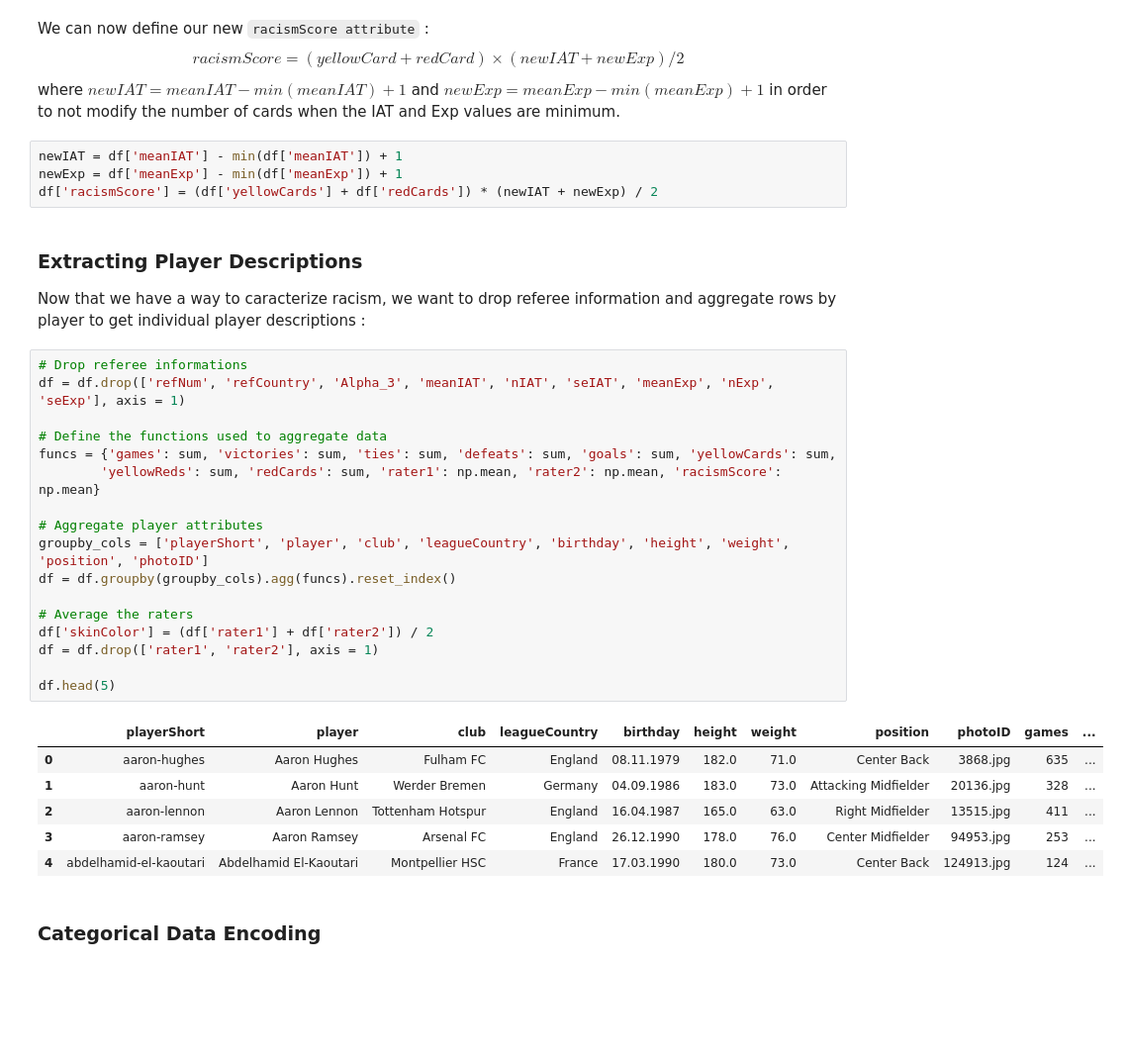
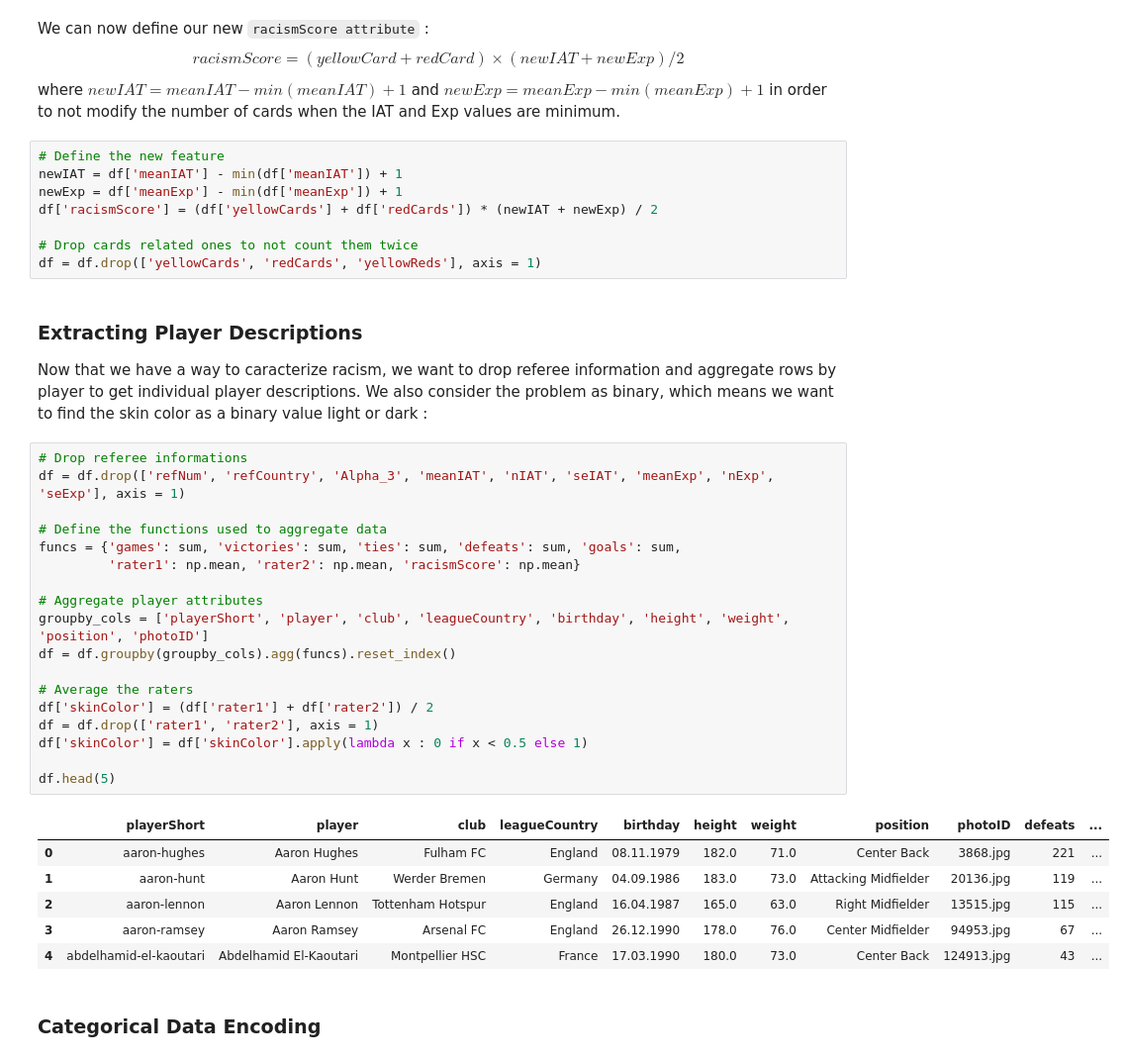
Before and after one commit to loistal/ADA_lab1, a Jupyter notebook: 04 - Applied ML/Football Players ML.ipynb, the cells around one changed output. Shown at 99% size. Saved outputs shown, nothing was run; the diff lists cells and outputs as text; blank space fills up the shorter version.

```diff
--- a/04 - Applied ML/Football Players ML.ipynb
+++ b/04 - Applied ML/Football Players ML.ipynb
@@ -205,36 +205,41 @@ We can now define our new `racismScore attribute` :
 $$racismScore = (yellowCard + redCard) \times (newIAT + newExp) / 2 $$
 where $newIAT = meanIAT - min(meanIAT) + 1$ and $newExp = meanExp - min(meanExp) + 1$ in order to not modify the number of cards when the IAT and Exp values are minimum.
 # %%
+# Define the new feature
 newIAT = df['meanIAT'] - min(df['meanIAT']) + 1
 newExp = df['meanExp'] - min(df['meanExp']) + 1
 df['racismScore'] = (df['yellowCards'] + df['redCards']) * (newIAT + newExp) / 2
+
+# Drop cards related ones to not count them twice
+df = df.drop(['yellowCards', 'redCards', 'yellowReds'], axis = 1)
 # %% [markdown]
 ### Extracting Player Descriptions
-Now that we have a way to caracterize racism, we want to drop referee information and aggregate rows by player to get individual player descriptions :
+Now that we have a way to caracterize racism, we want to drop referee information and aggregate rows by player to get individual player descriptions. We also consider the problem as binary, which means we want to find the skin color as a binary value light or dark :
 # %%
 # Drop referee informations
 df = df.drop(['refNum', 'refCountry', 'Alpha_3', 'meanIAT', 'nIAT', 'seIAT', 'meanExp', 'nExp', 'seExp'], axis = 1)
 
 # Define the functions used to aggregate data
-funcs = {'games': sum, 'victories': sum, 'ties': sum, 'defeats': sum, 'goals': sum, 'yellowCards': sum,
-        'yellowReds': sum, 'redCards': sum, 'rater1': np.mean, 'rater2': np.mean, 'racismScore': np.mean}
+funcs = {'games': sum, 'victories': sum, 'ties': sum, 'defeats': sum, 'goals': sum,
+         'rater1': np.mean, 'rater2': np.mean, 'racismScore': np.mean}
 
 # Aggregate player attributes
 groupby_cols = ['playerShort', 'player', 'club', 'leagueCountry', 'birthday', 'height', 'weight', 'position', 'photoID']
 df = df.groupby(groupby_cols).agg(funcs).reset_index()
 
 # Average the raters
 df['skinColor'] = (df['rater1'] + df['rater2']) / 2
 df = df.drop(['rater1', 'rater2'], axis = 1)
+df['skinColor'] = df['skinColor'].apply(lambda x : 0 if x < 0.5 else 1)
 
 df.head(5)
 # %% [output]
-|  | playerShort | player | club | leagueCountry | birthday | height | weight | position | photoID | games | ... |
-| 0 | aaron-hughes | Aaron Hughes | Fulham FC | England | 08.11.1979 | 182.0 | 71.0 | Center Back | 3868.jpg | 635 | ... |
-| 1 | aaron-hunt | Aaron Hunt | Werder Bremen | Germany | 04.09.1986 | 183.0 | 73.0 | Attacking Midfielder | 20136.jpg | 328 | ... |
-| 2 | aaron-lennon | Aaron Lennon | Tottenham Hotspur | England | 16.04.1987 | 165.0 | 63.0 | Right Midfielder | 13515.jpg | 411 | ... |
-| 3 | aaron-ramsey | Aaron Ramsey | Arsenal FC | England | 26.12.1990 | 178.0 | 76.0 | Center Midfielder | 94953.jpg | 253 | ... |
-| 4 | abdelhamid-el-kaoutari | Abdelhamid El-Kaoutari | Montpellier HSC | France | 17.03.1990 | 180.0 | 73.0 | Center Back | 124913.jpg | 124 | ... |
+|  | playerShort | player | club | leagueCountry | birthday | height | weight | position | photoID | defeats | ... |
+| 0 | aaron-hughes | Aaron Hughes | Fulham FC | England | 08.11.1979 | 182.0 | 71.0 | Center Back | 3868.jpg | 221 | ... |
+| 1 | aaron-hunt | Aaron Hunt | Werder Bremen | Germany | 04.09.1986 | 183.0 | 73.0 | Attacking Midfielder | 20136.jpg | 119 | ... |
+| 2 | aaron-lennon | Aaron Lennon | Tottenham Hotspur | England | 16.04.1987 | 165.0 | 63.0 | Right Midfielder | 13515.jpg | 115 | ... |
+| 3 | aaron-ramsey | Aaron Ramsey | Arsenal FC | England | 26.12.1990 | 178.0 | 76.0 | Center Midfielder | 94953.jpg | 67 | ... |
+| 4 | abdelhamid-el-kaoutari | Abdelhamid El-Kaoutari | Montpellier HSC | France | 17.03.1990 | 180.0 | 73.0 | Center Back | 124913.jpg | 43 | ... |
 # %% [markdown]
 ### Categorical Data Encoding
 # %% [markdown]
```
Also changed, not shown: parts of 9 cells of this notebook.
